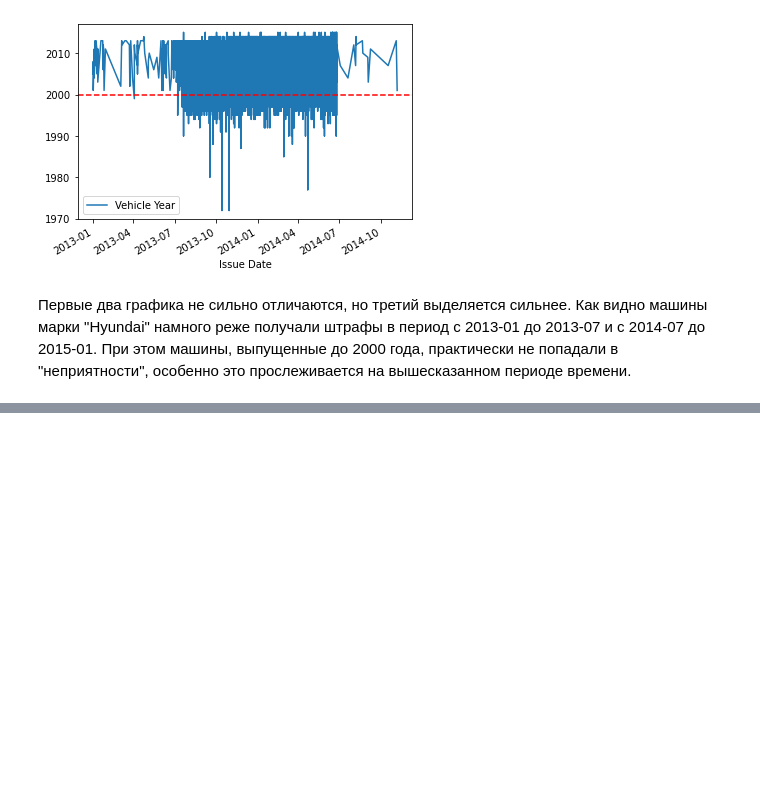
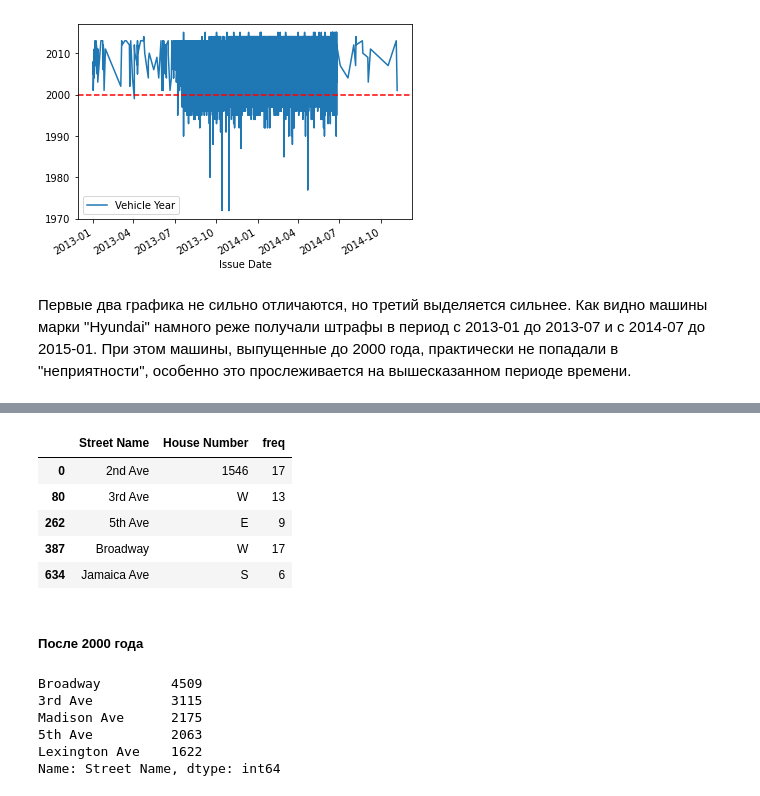
Before and after one commit to FStrean/NYC-Parking-Tickets-Analisis, a Jupyter notebook: Source/NYC-Parking-Tickets-Analisis.ipynb, the cells around one changed output, grey strips where cells are left out. Cells and saved outputs as stored; diff of their text form; code cells hidden in the pictures; blank space fills up the shorter version.

```diff
--- a/Source/NYC-Parking-Tickets-Analisis.ipynb
+++ b/Source/NYC-Parking-Tickets-Analisis.ipynb
@@ -219,0 +263,20 @@ ax.axhline(2000, color="red", linestyle="--")
+# %%
+dataset.loc[dataset['Street Name'].isin(dataset.loc[(dataset['Vehicle Make']=='DODGE') & (dataset['Vehicle Year'] < 2000.0)]['Street Name'].value_counts().head(5).index) & (dataset['Vehicle Make']=='DODGE') & (dataset['Vehicle Year'] < 2000.0)].groupby('Street Name')['House Number'].value_counts().rename_axis(['Street Name','House Number']).reset_index(name='freq').drop_duplicates('Street Name')
+# %% [output]
+|  | Street Name | House Number | freq |
+| 0 | 2nd Ave | 1546 | 17 |
+| 80 | 3rd Ave | W | 13 |
+| 262 | 5th Ave | E | 9 |
+| 387 | Broadway | W | 17 |
+| 634 | Jamaica Ave | S | 6 |
+# %% [markdown]
+##### После 2000 года
+# %%
+dataset.loc[(dataset['Vehicle Make']=='DODGE') & (dataset['Vehicle Year'] >= 2000.0)]['Street Name'].value_counts().head(5)
+# %% [output]
+Broadway         4509
+3rd Ave          3115
+Madison Ave      2175
+5th Ave          2063
+Lexington Ave    1622
+Name: Street Name, dtype: int64
```
Also changed, not shown: parts of 28 cells of this notebook.
